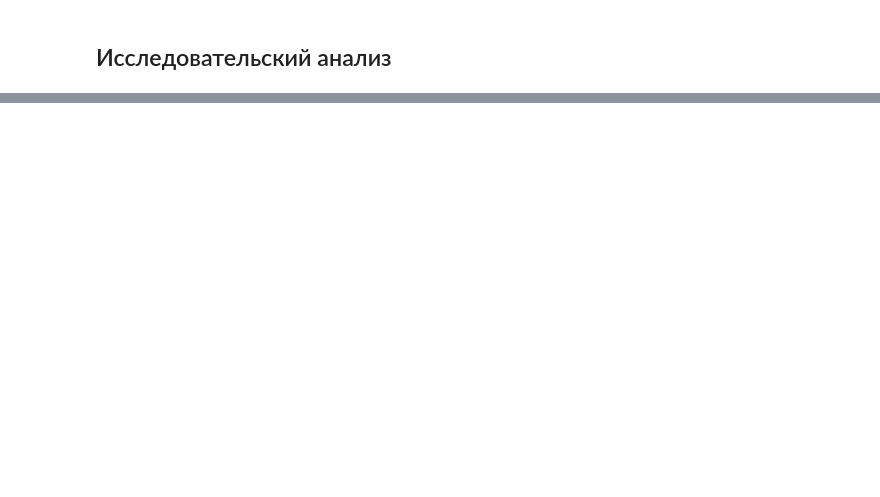
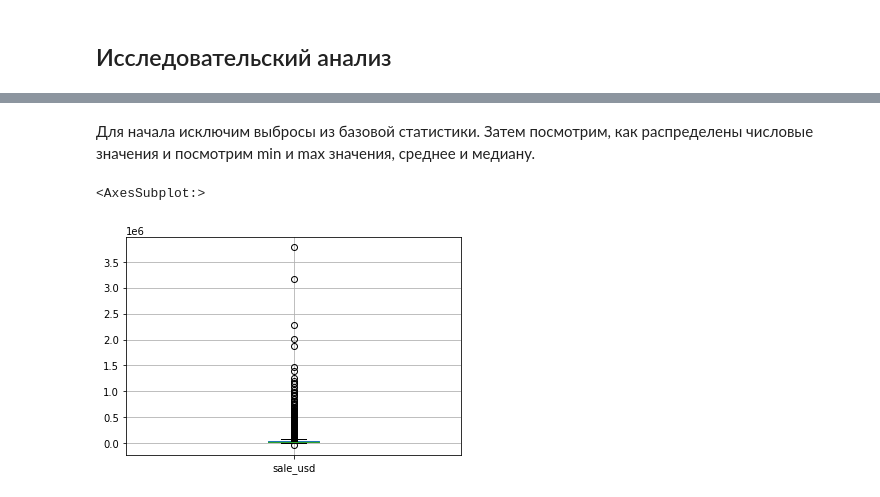
Before and after one commit to Heensz/analysis-of-the-car-market-of-Kazakhstan, a Jupyter notebook: Анализ авторынка Казахстана.ipynb, the cells around one changed output, grey strips where cells are left out. Drawn from its saved outputs; the diff is of its cells as text; code cells hidden in the pictures; blank space fills up the shorter version.

```diff
--- a/Анализ авторынка Казахстана.ipynb
+++ b/Анализ авторынка Казахстана.ipynb
@@ -660,4 +850,4 @@ memory usage: 6.9+ MB
 # %%
-df = df.drop(['year', 'month'], axis =1)
+df = df.drop(['year', 'month','manufacturing_year_fill', 'number_month'], axis =1)
 # %% [markdown]
 ## Исследовательский анализ
@@ -671,0 +885,3 @@ print("Количество дубликатов в процентах:", round(
+# %%
+df['duplicate_count'] = df.groupby(list(df.columns)).transform('size')
+df[df['duplicate_count'] > 50]['duplicate_count'].sort_values(ascending=False).drop_duplicates()
@@ -671,0 +979,9 @@ print("Количество дубликатов в процентах:", round(
+# %%
+# Создать мультииндекс по столбцу "quantity"
+df.set_index('quantity', append=True, inplace=True)
+
+# Группировка по мультииндексу и получение уникальных значений "brand" и "model"
+grouped = df.query('quantity > 50').groupby(['quantity', 'brand', 'model']).size().reset_index(name='count')
+
+# Вывести результат
+print(grouped)
@@ -671,0 +1000,16 @@ print("Количество дубликатов в процентах:", round(
+# %%
+# Создаем хеш для каждой строки
+df['hash'] = df.apply(lambda row: hash(tuple(row)), axis=1)
+
+# Находим количество дубликатов для каждого хеша
+duplicate_counts = df['hash'].value_counts().reset_index()
+duplicate_counts.columns = ['hash', 'count']
+
+# Сортируем по количеству дубликатов
+duplicate_counts = duplicate_counts.sort_values(by='count', ascending=False)
+
+# Выводим дубликаты
+duplicates = df[df['hash'].isin(duplicate_counts[duplicate_counts['count'] > 1]['hash'])]
+
+
+duplicate_counts
@@ -673,0 +1049,7 @@ print("Количество дубликатов в процентах:", round(
+# %% [markdown]
+Для начала исключим выбросы из базовой статистики. Затем посмотрим, как распределены числовые значения и посмотрим min и max значения, среднее  и медиану.
+# %%
+df.boxplot(['sale_usd'])
+# %% [output]
+<AxesSubplot:>
+[figure, added]
```
Also changed, not shown: parts of 71 cells of this notebook.
